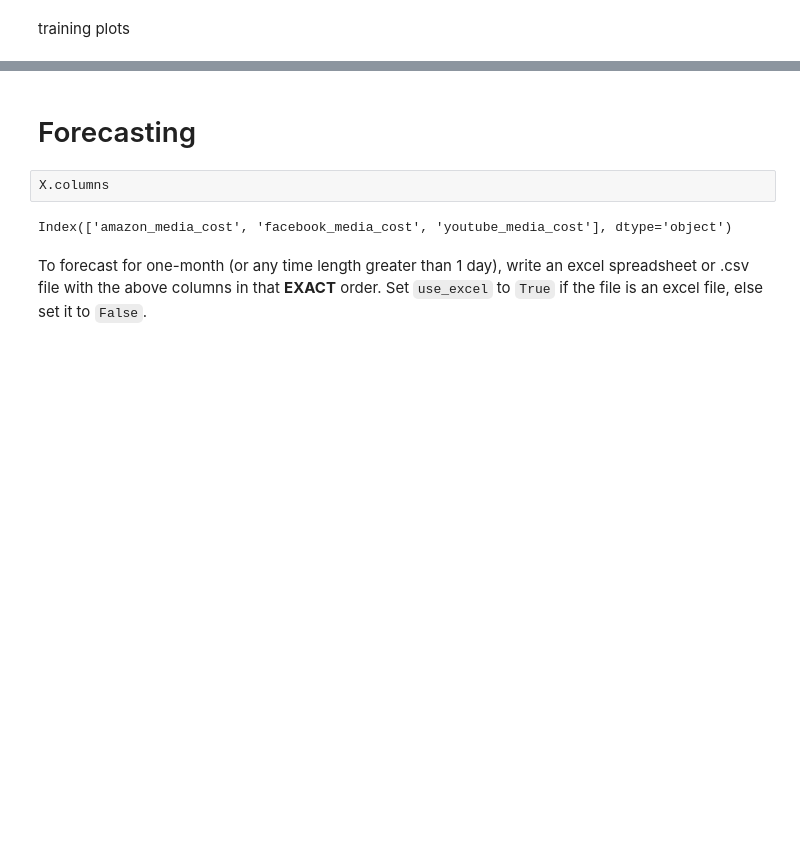
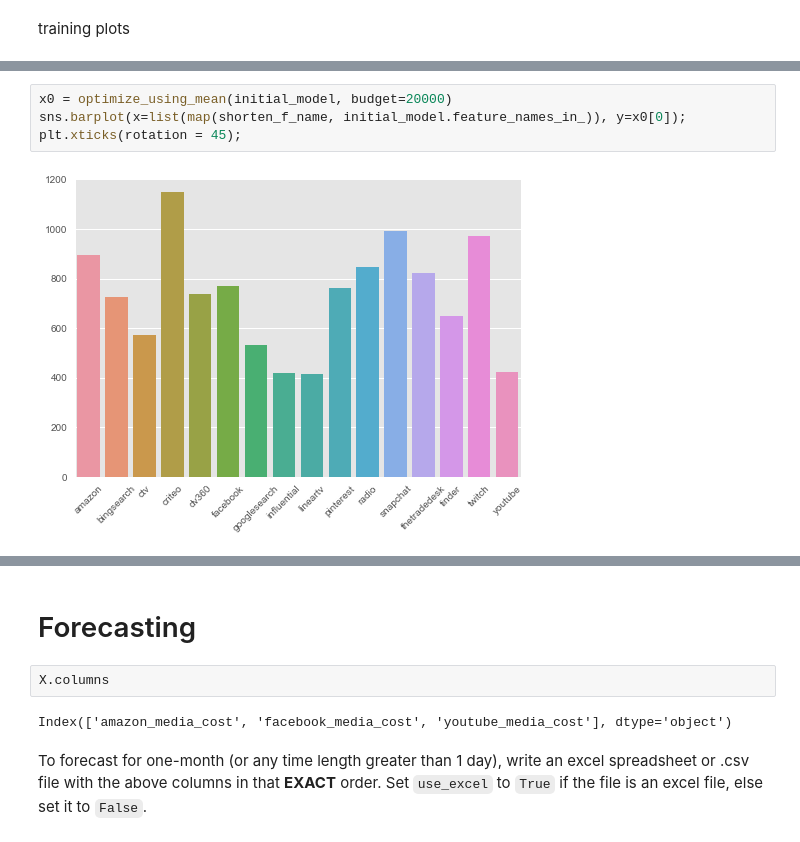
Before and after one commit to RSatyakaal/media_mix_model, a Jupyter notebook: may-pipeline/may_pipeline.ipynb, the cells around one changed output, grey strips where cells are left out. Drawn from its saved outputs; the diff is of its cells as text; blank space fills up the shorter version.

```diff
--- a/may-pipeline/may_pipeline.ipynb
+++ b/may-pipeline/may_pipeline.ipynb
@@ -374,0 +315,6 @@ res = minimize(
+# %%
+x0 = optimize_using_mean(initial_model, budget=20000)
+sns.barplot(x=list(map(shorten_f_name, initial_model.feature_names_in_)), y=x0[0]);
+plt.xticks(rotation = 45);
+# %% [output]
+[figure, added]
```
Also changed, not shown: parts of 46 cells of this notebook, 4 other files.
